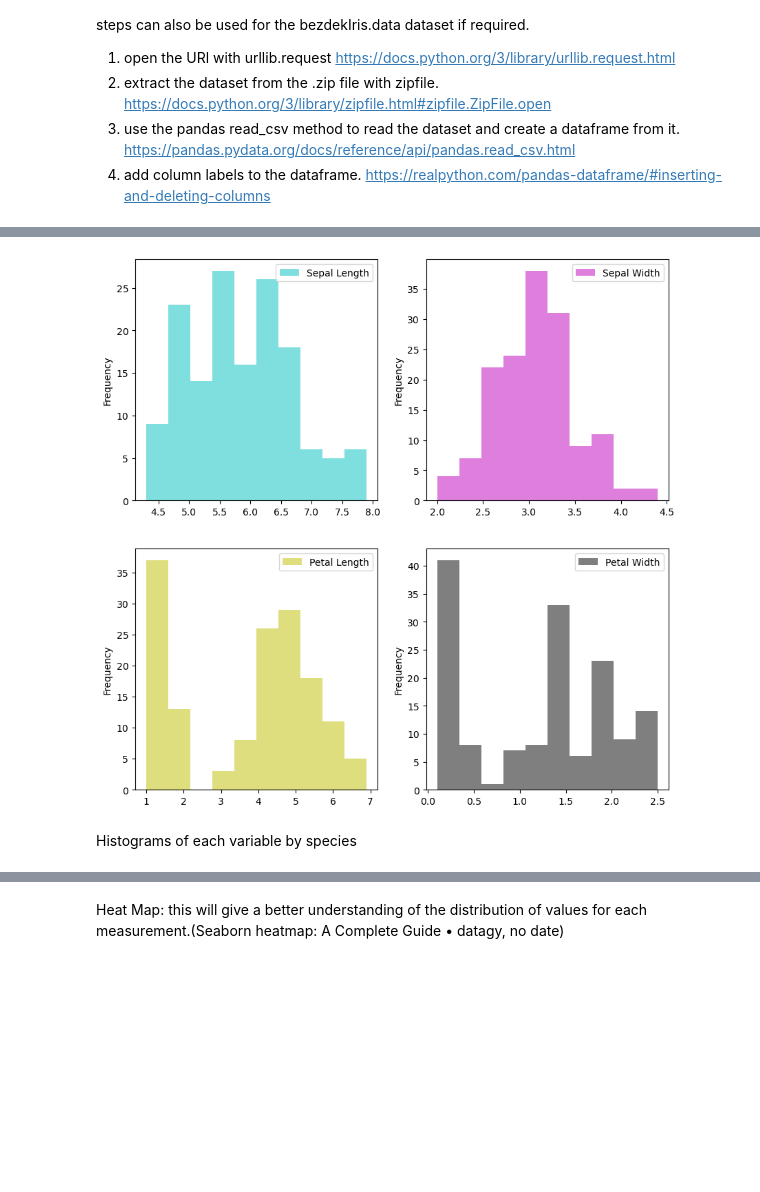
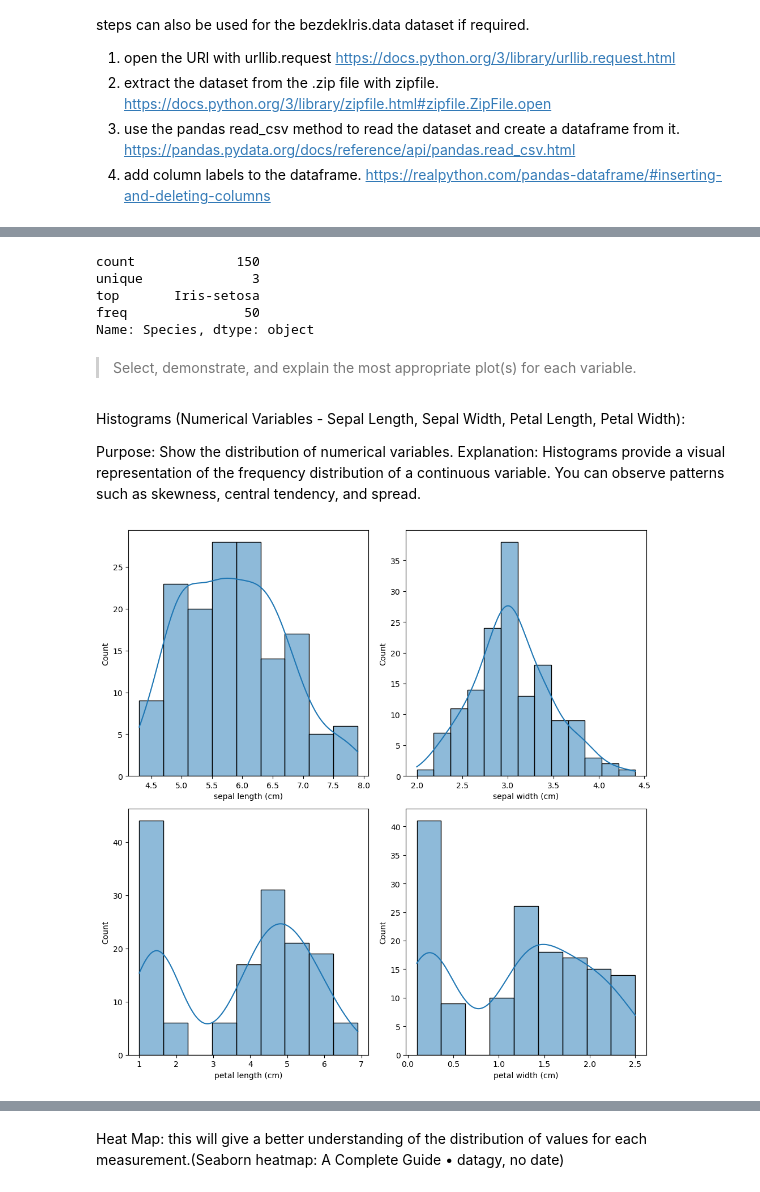
Before and after one commit to decvfox/fofda-assessment, a Jupyter notebook: project.ipynb, the cells around one changed output, grey strips where cells are left out. Cells and saved outputs as stored; diff of their text form; code cells hidden in the pictures; blank space fills up the shorter version.

```diff
--- a/project.ipynb
+++ b/project.ipynb
@@ -54,13 +112,34 @@ The following code will generate histograms of each variable.(matplotlib.pyplot.
+# %%
+# Calculate summary statistics for the categorical variable
+summary_stats_categorical = df['Species'].describe()
+print(summary_stats_categorical)
+# %% [output]
+count             150
+unique              3
+top       Iris-setosa
+freq               50
+Name: Species, dtype: object
+# %% [markdown]
+> Select, demonstrate, and explain the most appropriate plot(s) for
+each variable.
+# %% [markdown]
+Histograms (Numerical Variables - Sepal Length, Sepal Width, Petal Length, Petal Width):
+
+Purpose: Show the distribution of numerical variables.
+Explanation: Histograms provide a visual representation of the frequency distribution of a continuous variable. You can observe patterns such as skewness, central tendency, and spread.
 # %%
+import matplotlib.pyplot as plt
+import seaborn as sns
+
+
 fig, ((ax, ax1), (ax2, ax3)) = plt.subplots(ncols=2, nrows=2,  figsize=(10, 10))
 
-df.plot(kind = 'hist', y = 'sepal length (cm)', color='c', alpha = 0.5, label = 'Sepal Length', ax=ax)
-df.plot(kind = 'hist', y = 'sepal width (cm)', color='m', alpha = 0.5, label = 'Sepal Width', ax=ax1)
-df.plot(kind = 'hist', y = 'petal length (cm)', color='y', alpha = 0.5, label = 'Petal Length', ax=ax2)
-df.plot(kind = 'hist', y = 'petal width (cm)', color='k', alpha = 0.5, label = 'Petal Width', ax=ax3)
+sns.histplot(x = 'sepal length (cm)', data = df, kde=True, label = 'Sepal Length', ax=ax)
+sns.histplot(x = 'sepal width (cm)', data = df, kde=True, label = 'Sepal Width', ax=ax1)
+sns.histplot(x = 'petal length (cm)', data = df, kde=True, label = 'Petal Length', ax=ax2)
+sns.histplot(x = 'petal width (cm)', data = df, kde=True, label = 'Petal Width', ax=ax3)
 
+plt.tight_layout()
 plt.show()
 # %% [output]
-[figure, old version]
+[figure, new version]
-# %% [markdown]
-Histograms of each variable by species
```
Also changed, not shown: parts of 22 cells of this notebook, 1 other file.
